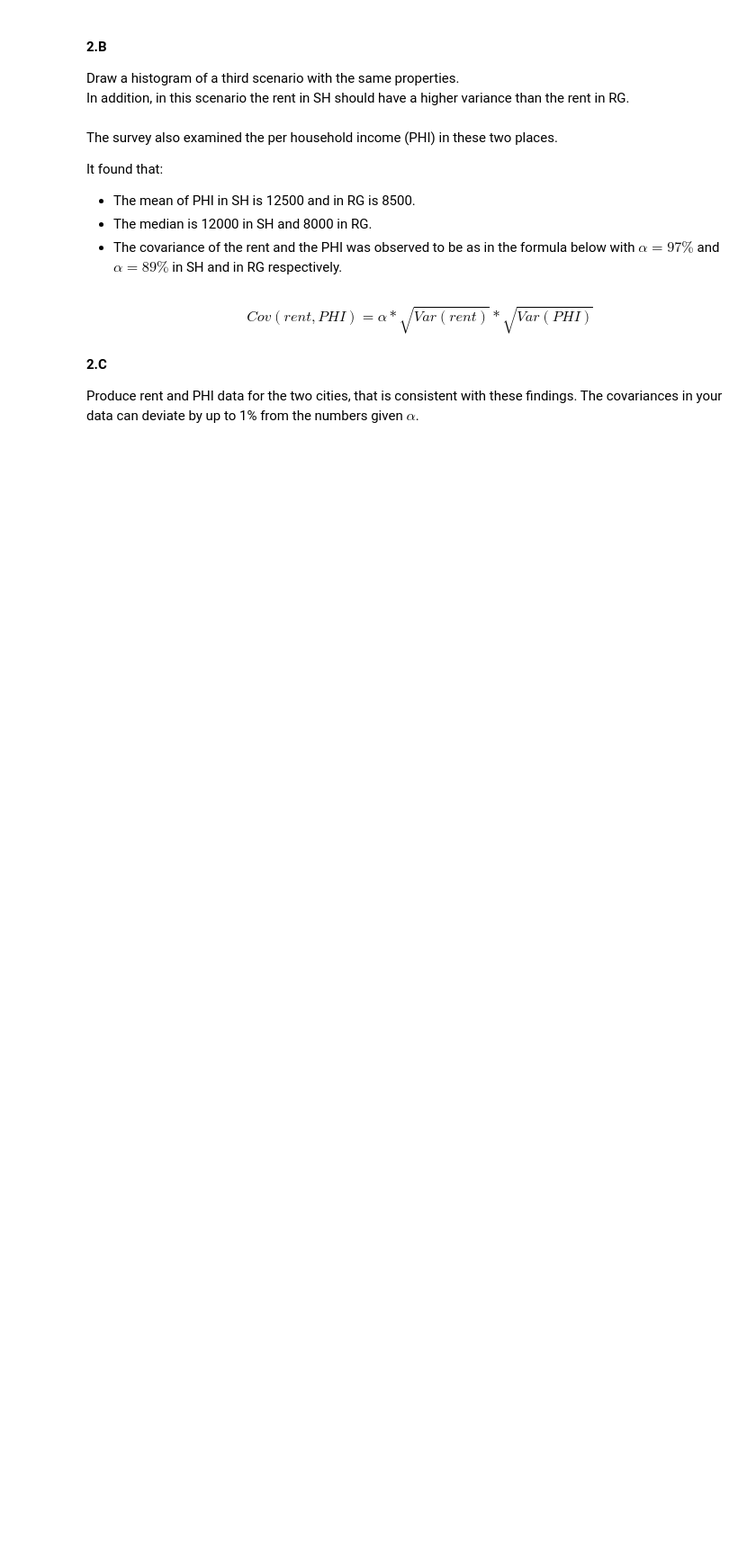
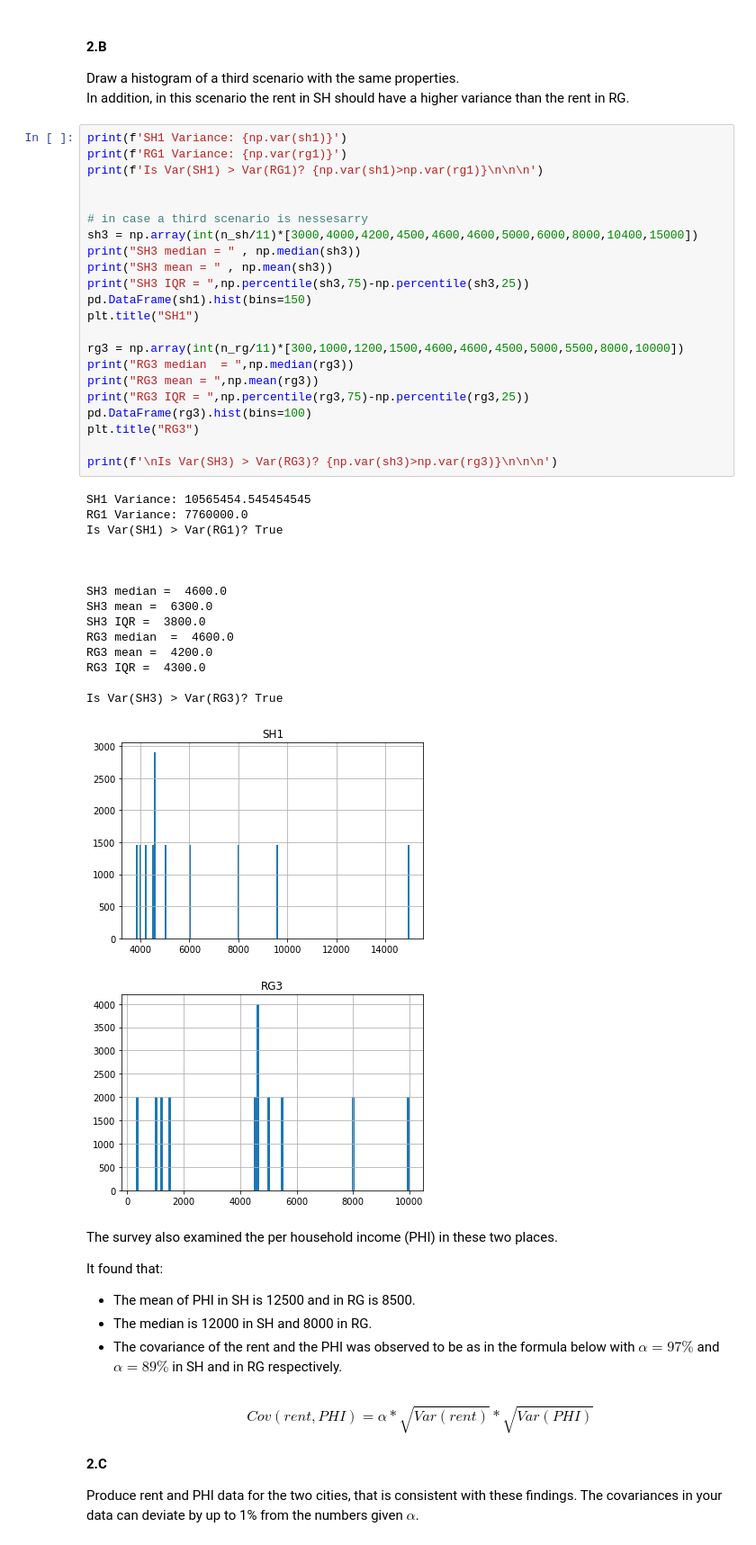
Before and after one commit to ohade/IDC-statistic-2020, a Jupyter notebook: hw1/HW1.ipynb, the cells around one changed output. Shown at 90% size. Drawn from its saved outputs; the diff is of its cells as text; blank space fills up the shorter version.

```diff
--- a/hw1/HW1.ipynb
+++ b/hw1/HW1.ipynb
@@ -115,6 +174,45 @@ Draw histograms that describe 2 different scenarii of possible distributions of
 #### 2.B
 Draw a histogram of a third scenario with the same properties. <br>
 In addition, in this scenario the rent in SH should have a higher variance than the rent in RG.
+# %%
+print(f'SH1 Variance: {np.var(sh1)}')
+print(f'RG1 Variance: {np.var(rg1)}')
+print(f'Is Var(SH1) > Var(RG1)? {np.var(sh1)>np.var(rg1)}\n\n\n')
+
+
+# in case a third scenario is nessesarry
+sh3 = np.array(int(n_sh/11)*[3000,4000,4200,4500,4600,4600,5000,6000,8000,10400,15000])
+print("SH3 median = " , np.median(sh3))
+print("SH3 mean = " , np.mean(sh3))
+print("SH3 IQR = ",np.percentile(sh3,75)-np.percentile(sh3,25))
+pd.DataFrame(sh1).hist(bins=150)
+plt.title("SH1")
+
+rg3 = np.array(int(n_rg/11)*[300,1000,1200,1500,4600,4600,4500,5000,5500,8000,10000])
+print("RG3 median  = ",np.median(rg3))
+print("RG3 mean = ",np.mean(rg3))
+print("RG3 IQR = ",np.percentile(rg3,75)-np.percentile(rg3,25))
+pd.DataFrame(rg3).hist(bins=100)
+plt.title("RG3")
+
+print(f'\nIs Var(SH3) > Var(RG3)? {np.var(sh3)>np.var(rg3)}\n\n\n')
+# %% [output]
+SH1 Variance: 10565454.545454545
+RG1 Variance: 7760000.0
+Is Var(SH1) > Var(RG1)? True
+
+
+
+SH3 median =  4600.0
+SH3 mean =  6300.0
+SH3 IQR =  3800.0
+RG3 median  =  4600.0
+RG3 mean =  4200.0
+RG3 IQR =  4300.0
+
+Is Var(SH3) > Var(RG3)? True
+[figure, added]
+[figure, added]
 # %% [markdown]
 The survey also examined the per household income (PHI) in these two places.<br>
 
```
Also changed, not shown: parts of 10 cells of this notebook.
